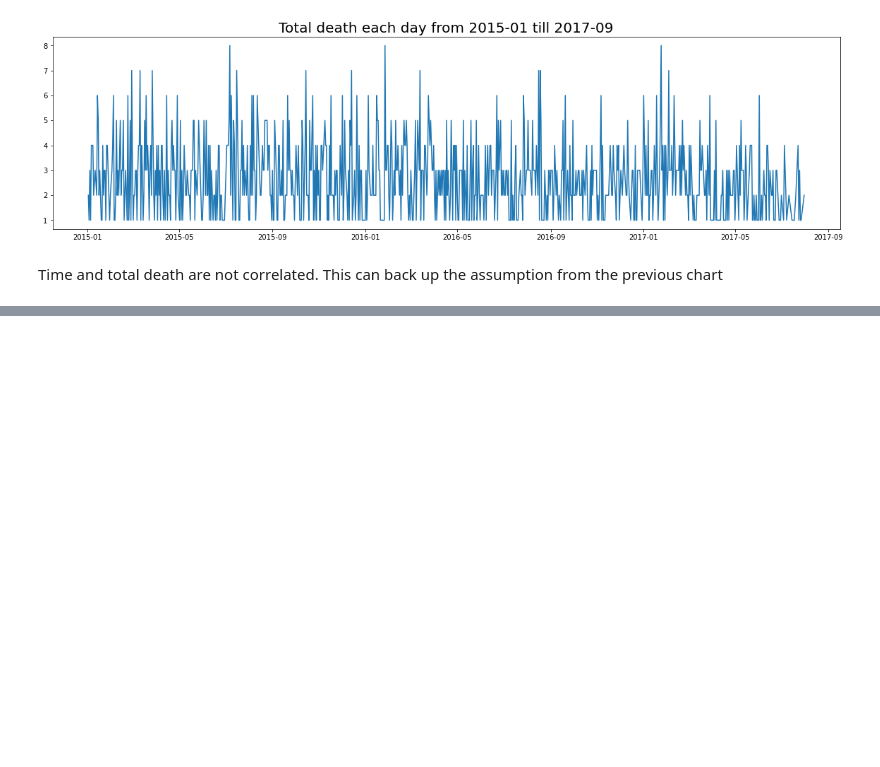
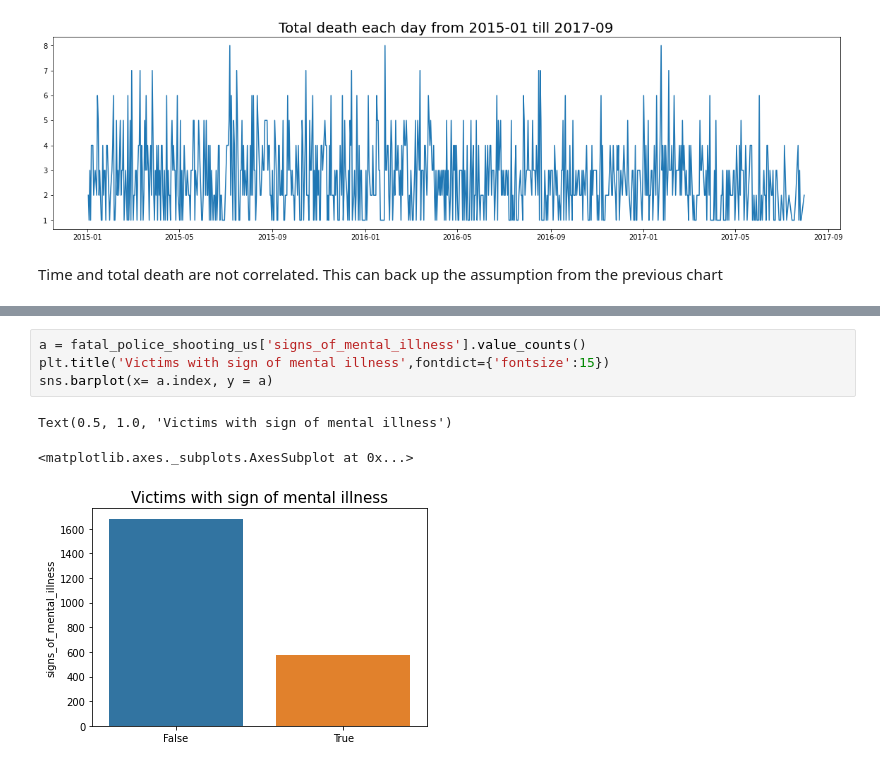
Before and after one commit to UToledo-DataScience/Fatal-Police-Shootings-in-the-US, a Jupyter notebook: EDA/EDA.ipynb, the cells around one changed output, grey strips where cells are left out. Cells and saved outputs as stored; diff of their text form; blank space fills up the shorter version.

```diff
--- a/EDA/EDA.ipynb
+++ b/EDA/EDA.ipynb
@@ -285,0 +375,8 @@ https://ucr.fbi.gov/crime-in-the-u.s/2017/crime-in-the-u.s.-2017/topic-pages/tab
+# %%
+a = fatal_police_shooting_us['signs_of_mental_illness'].value_counts()
+plt.title('Victims with sign of mental illness',fontdict={'fontsize':15})
+sns.barplot(x= a.index, y = a)
+# %% [output]
+Text(0.5, 1.0, 'Victims with sign of mental illness')
+<matplotlib.axes._subplots.AxesSubplot at 0x...>
+[figure, added]
```
Also changed, not shown: parts of 6 cells of this notebook.
